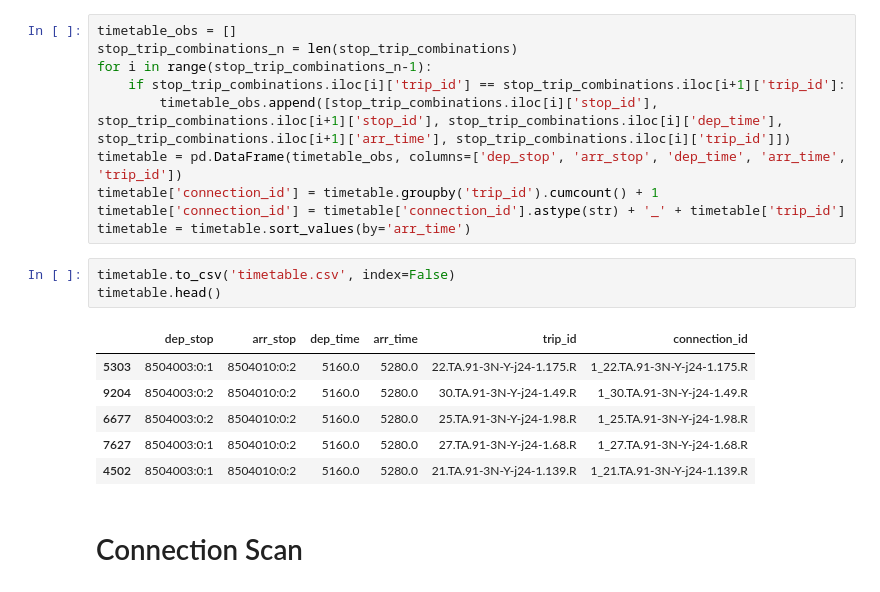
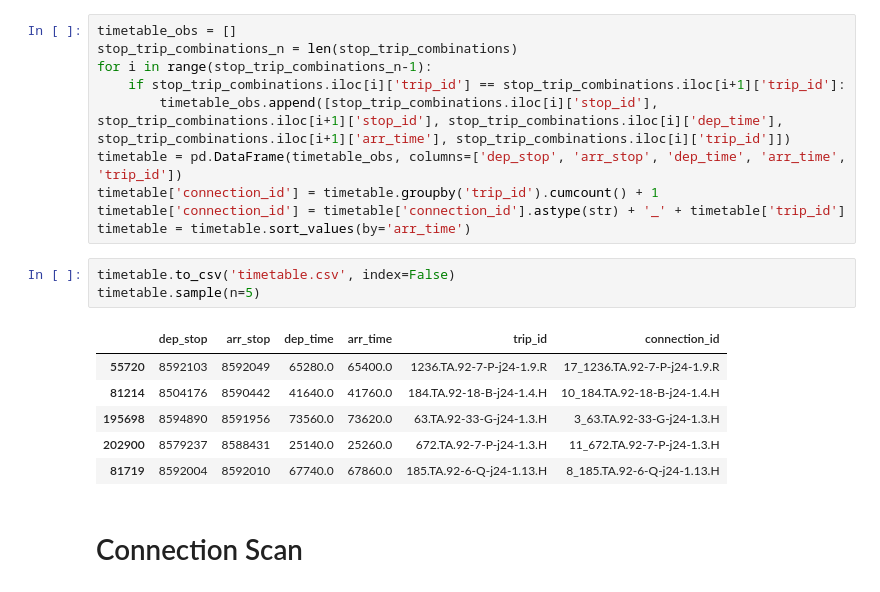
Before and after one commit to kaedejohnson/largescaleds_epfl_com490, a Jupyter notebook: project.ipynb, the cells around one changed output. Cells and saved outputs as stored; diff of their text form.

```diff
--- a/project.ipynb
+++ b/project.ipynb
@@ -25,14 +25,14 @@ timetable['connection_id'] = timetable['connection_id'].astype(str) + '_' + time
 timetable = timetable.sort_values(by='arr_time')
 # %%
 timetable.to_csv('timetable.csv', index=False)
-timetable.head()
+timetable.sample(n=5)
 # %% [output]
 |  | dep_stop | arr_stop | dep_time | arr_time | trip_id | connection_id |
-| 5303 | 8504003:0:1 | 8504010:0:2 | 5160.0 | 5280.0 | 22.TA.91-3N-Y-j24-1.175.R | 1_22.TA.91-3N-Y-j24-1.175.R |
-| 9204 | 8504003:0:2 | 8504010:0:2 | 5160.0 | 5280.0 | 30.TA.91-3N-Y-j24-1.49.R | 1_30.TA.91-3N-Y-j24-1.49.R |
-| 6677 | 8504003:0:2 | 8504010:0:2 | 5160.0 | 5280.0 | 25.TA.91-3N-Y-j24-1.98.R | 1_25.TA.91-3N-Y-j24-1.98.R |
-| 7627 | 8504003:0:1 | 8504010:0:2 | 5160.0 | 5280.0 | 27.TA.91-3N-Y-j24-1.68.R | 1_27.TA.91-3N-Y-j24-1.68.R |
-| 4502 | 8504003:0:1 | 8504010:0:2 | 5160.0 | 5280.0 | 21.TA.91-3N-Y-j24-1.139.R | 1_21.TA.91-3N-Y-j24-1.139.R |
+| 55720 | 8592103 | 8592049 | 65280.0 | 65400.0 | 1236.TA.92-7-P-j24-1.9.R | 17_1236.TA.92-7-P-j24-1.9.R |
+| 81214 | 8504176 | 8590442 | 41640.0 | 41760.0 | 184.TA.92-18-B-j24-1.4.H | 10_184.TA.92-18-B-j24-1.4.H |
+| 195698 | 8594890 | 8591956 | 73560.0 | 73620.0 | 63.TA.92-33-G-j24-1.3.H | 3_63.TA.92-33-G-j24-1.3.H |
+| 202900 | 8579237 | 8588431 | 25140.0 | 25260.0 | 672.TA.92-7-P-j24-1.3.H | 11_672.TA.92-7-P-j24-1.3.H |
+| 81719 | 8592004 | 8592010 | 67740.0 | 67860.0 | 185.TA.92-6-Q-j24-1.13.H | 8_185.TA.92-6-Q-j24-1.13.H |
 # %% [markdown]
 # Connection Scan
 # %%
```
Also changed, not shown: parts of 3 cells of this notebook.
